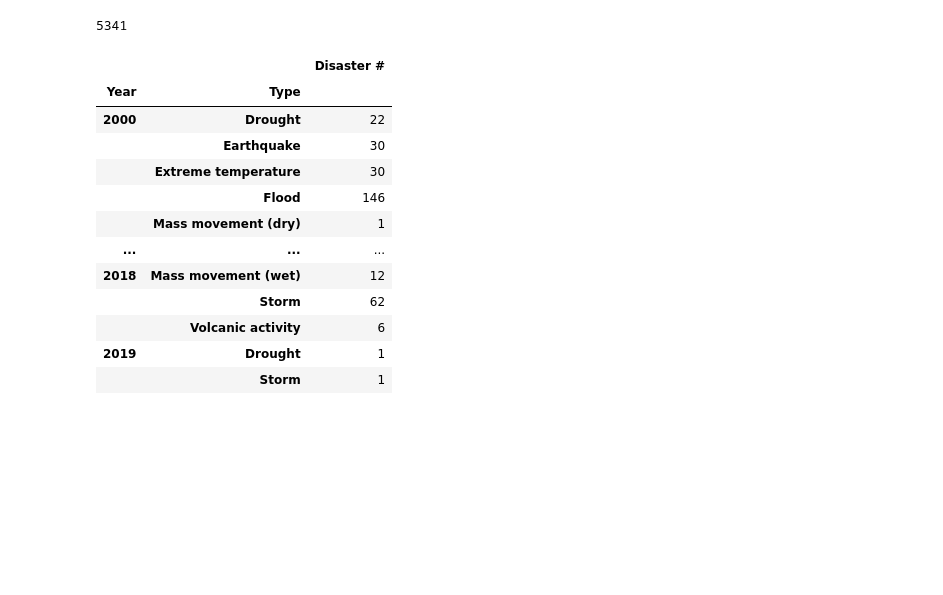
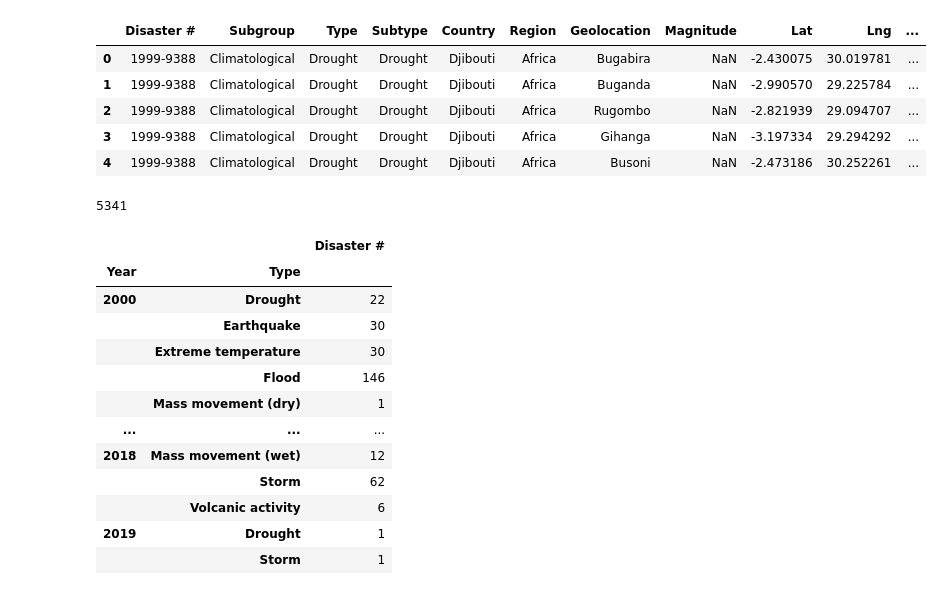
Before and after one commit to KeeganDavis/bootcamp-project-3, a Jupyter notebook: devs/connor/static/python/bokeh_plots.ipynb, the cells around one changed output. Saved outputs shown, nothing was run; the diff lists cells and outputs as text; code cells hidden in the pictures; blank space fills up the shorter version.

Commit message:
added import of data from MongoDB

```diff
--- a/devs/connor/static/python/bokeh_plots.ipynb
+++ b/devs/connor/static/python/bokeh_plots.ipynb
@@ -18,0 +19,6 @@ data.head()
+# %%
+#initiate instance of pymongo
+mongo = MongoClient(port=27017)
+# %%
+#assign database to python variable
+db = mongo.project3
@@ -19,3 +47,19 @@ data.head()
+# %%
+#query the whole collection and converyt to a list of dictionaries
+from_db = db.disasters.find({})
+from_db = list(from_db)
+# %%
+#convert to a pandas dataframe for analysis
+data = pd.DataFrame(from_db)
+data.drop('_id', axis = 1, inplace=True)
+data.head()
+# %% [output]
+|  | Disaster # | Subgroup | Type | Subtype | Country | Region | Geolocation | Magnitude | Lat | Lng | ... |
+| 0 | 1999-9388 | Climatological | Drought | Drought | Djibouti | Africa | Bugabira | NaN | -2.430075 | 30.019781 | ... |
+| 1 | 1999-9388 | Climatological | Drought | Drought | Djibouti | Africa | Buganda | NaN | -2.990570 | 29.225784 | ... |
+| 2 | 1999-9388 | Climatological | Drought | Drought | Djibouti | Africa | Rugombo | NaN | -2.821939 | 29.094707 | ... |
+| 3 | 1999-9388 | Climatological | Drought | Drought | Djibouti | Africa | Gihanga | NaN | -3.197334 | 29.294292 | ... |
+| 4 | 1999-9388 | Climatological | Drought | Drought | Djibouti | Africa | Busoni | NaN | -2.473186 | 30.252261 | ... |
 # %%
 #number of unique disaster id's in the dataset
 data['Disaster #'].nunique()
```
Also changed, not shown: parts of 4 cells of this notebook.
